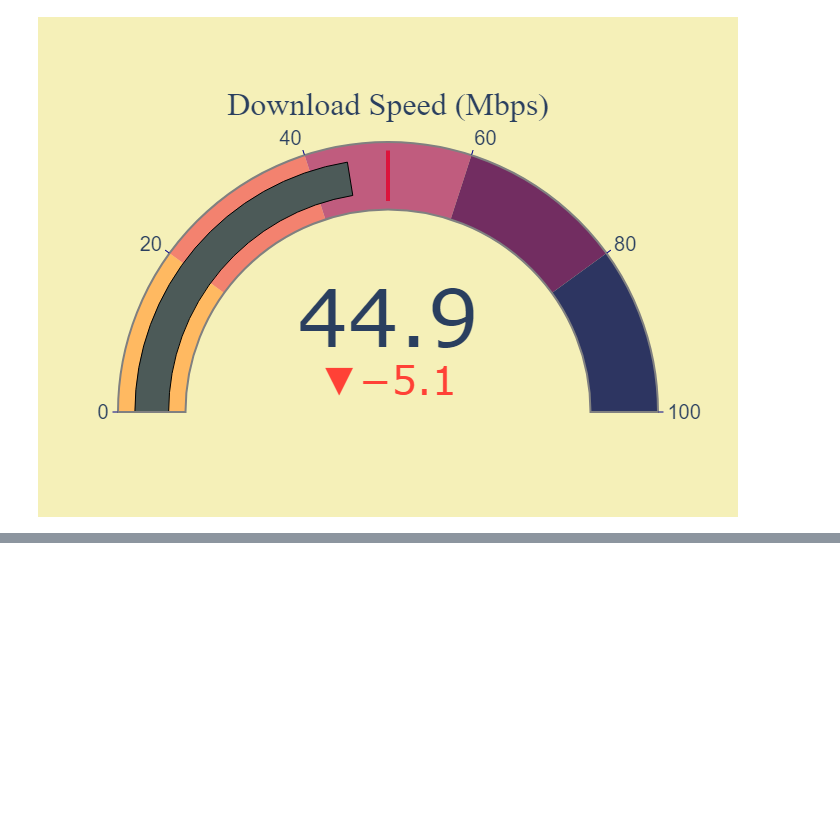
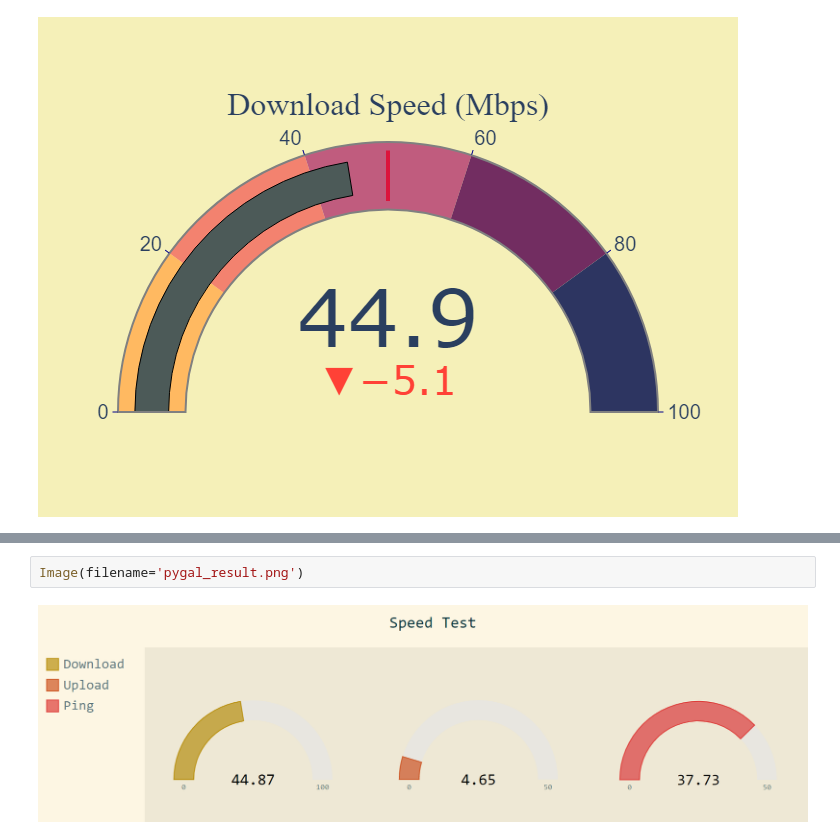
Before and after one commit to KemalAkin/SpeedTesterGauge, a Jupyter notebook: SpeedTester.ipynb, the cells around one changed output, grey strips where cells are left out. Cells and saved outputs as stored; diff of their text form; blank space fills up the shorter version.

Commit message:
add gauge with pygal

```diff
--- a/SpeedTester.ipynb
+++ b/SpeedTester.ipynb
@@ -141,0 +162,4 @@ Image(filename='result.png')
+# %%
+Image(filename='pygal_result.png')
+# %% [output]
+[figure, added]
```
Also changed, not shown: parts of 2 cells of this notebook, 2 other files.
